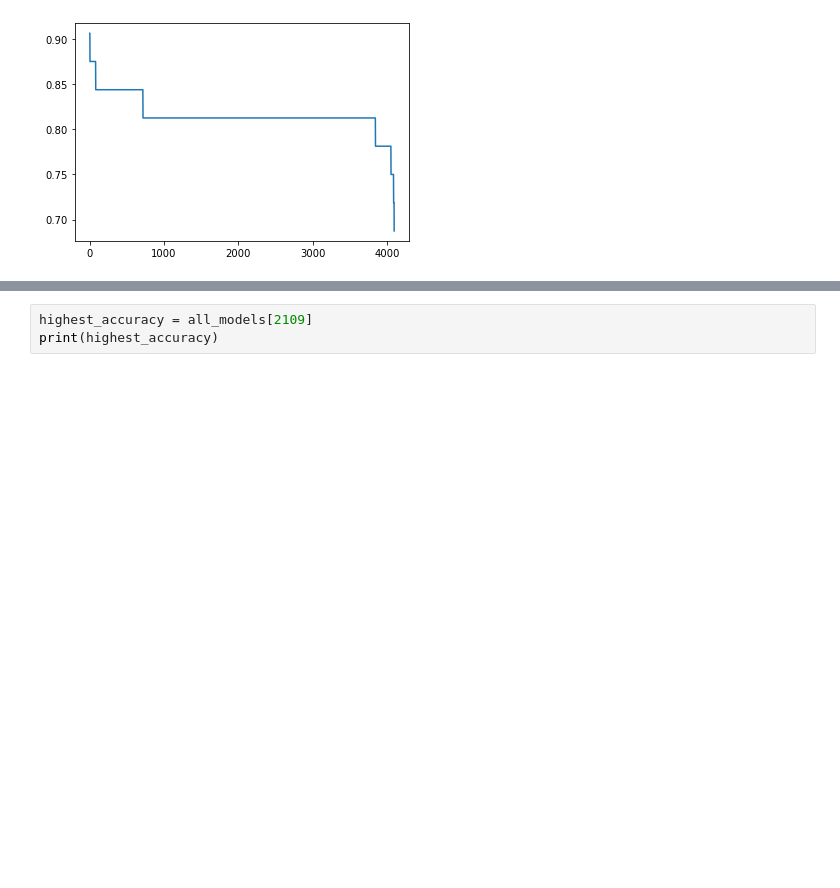
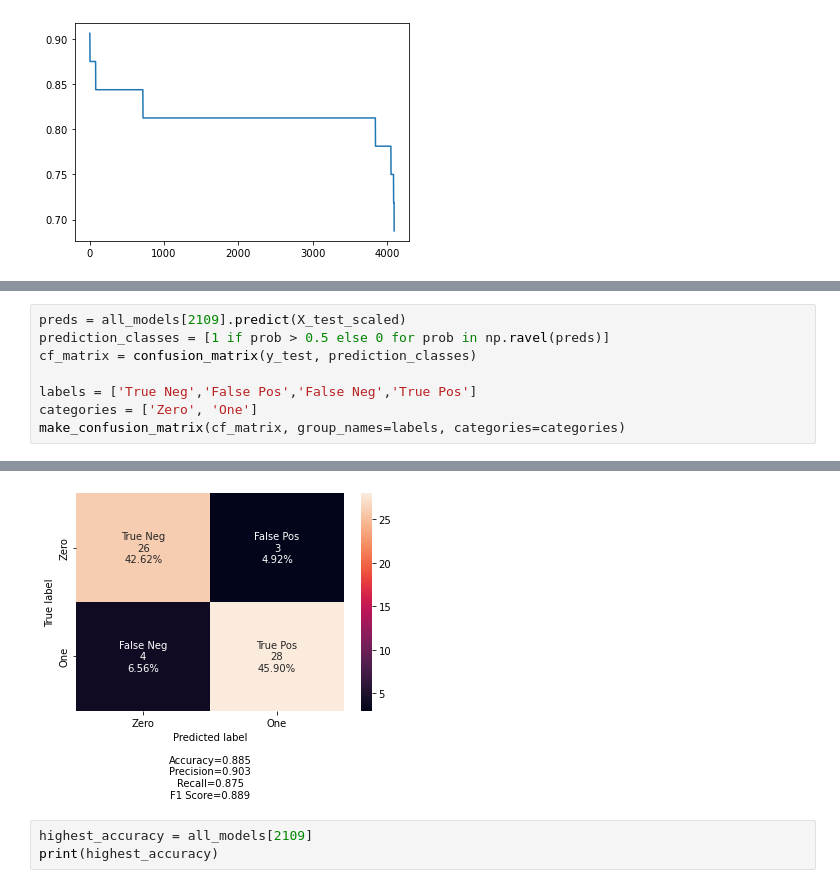
Before and after one commit to zfalstic/science-fair-2023, a Jupyter notebook: heart-attack-tf-test.ipynb, the cells around one changed output, grey strips where cells are left out. Saved outputs shown, nothing was run; the diff lists cells and outputs as text; blank space fills up the shorter version.

```diff
--- a/heart-attack-tf-test.ipynb
+++ b/heart-attack-tf-test.ipynb
@@ -340,0 +415,9 @@ plt.show()
+# %%
+preds = all_models[2109].predict(X_test_scaled)
+prediction_classes = [1 if prob > 0.5 else 0 for prob in np.ravel(preds)]
+cf_matrix = confusion_matrix(y_test, prediction_classes)
+
+labels = ['True Neg','False Pos','False Neg','True Pos']
+categories = ['Zero', 'One']
+make_confusion_matrix(cf_matrix, group_names=labels, categories=categories)
+# %% [output]
@@ -341,3 +425,4 @@ plt.show()
+[figure, added]
 # %%
 highest_accuracy = all_models[2109]
 print(highest_accuracy)
```
Also changed, not shown: parts of 8 cells of this notebook, 1 other file.
